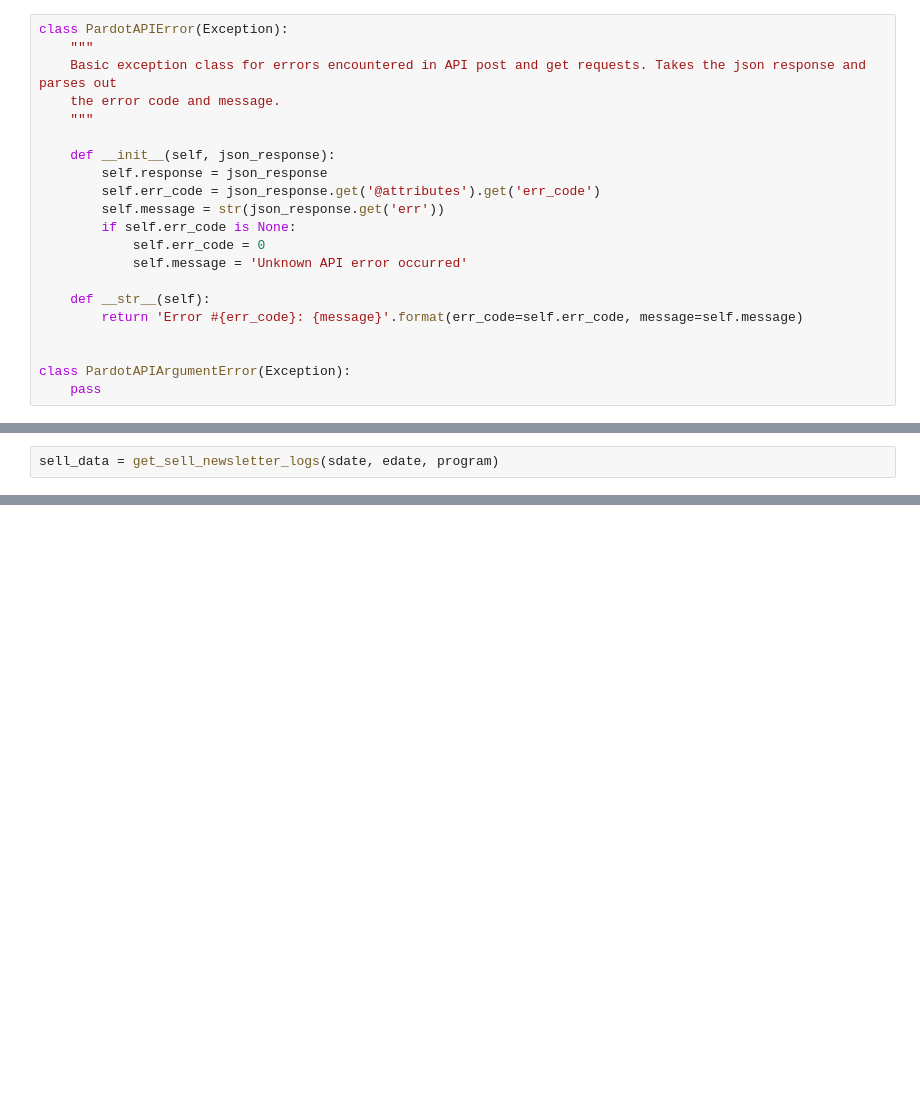
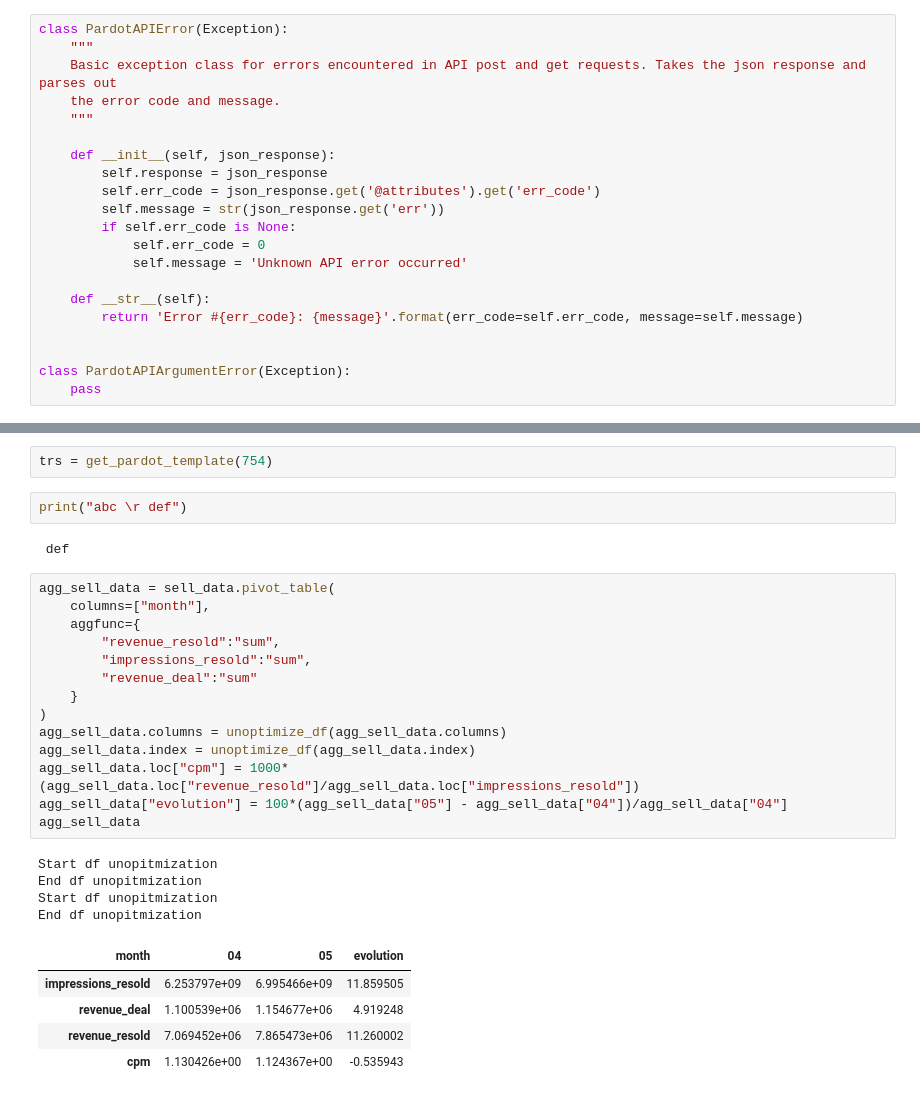
Before and after one commit to HenriChabert/snapshot, a Jupyter notebook: snapshot_v6.ipynb, the cells around one changed output, grey strips where cells are left out. Drawn from its saved outputs; the diff is of its cells as text; blank space fills up the shorter version.

```diff
--- a/snapshot_v6.ipynb
+++ b/snapshot_v6.ipynb
@@ -2960,5 +3185,3 @@ sell_newsletter = {
         }
    }
 }
-# %%
-sell_data = get_sell_newsletter_logs(sdate, edate, program)
@@ -3026,0 +3206,30 @@ sell_data.select_dtypes(include=['category'])
+# %%
+trs = get_pardot_template(754)
+# %%
+print("abc \r def")
+# %% [output]
+ def
+# %%
+agg_sell_data = sell_data.pivot_table(
+    columns=["month"],
+    aggfunc={
+        "revenue_resold":"sum",
+        "impressions_resold":"sum",
+        "revenue_deal":"sum"
+    }
+)
+agg_sell_data.columns = unoptimize_df(agg_sell_data.columns)
+agg_sell_data.index = unoptimize_df(agg_sell_data.index)
+agg_sell_data.loc["cpm"] = 1000*(agg_sell_data.loc["revenue_resold"]/agg_sell_data.loc["impressions_resold"])
+agg_sell_data["evolution"] = 100*(agg_sell_data["05"] - agg_sell_data["04"])/agg_sell_data["04"]
+agg_sell_data
+# %% [output]
+Start df unopitmization
+End df unopitmization
+Start df unopitmization
+End df unopitmization
+| month | 04 | 05 | evolution |
+| impressions_resold | 6.253797e+09 | 6.995466e+09 | 11.859505 |
+| revenue_deal | 1.100539e+06 | 1.154677e+06 | 4.919248 |
+| revenue_resold | 7.069452e+06 | 7.865473e+06 | 11.260002 |
+| cpm | 1.130426e+00 | 1.124367e+00 | -0.535943 |
```
Also changed, not shown: parts of 30 cells of this notebook.
